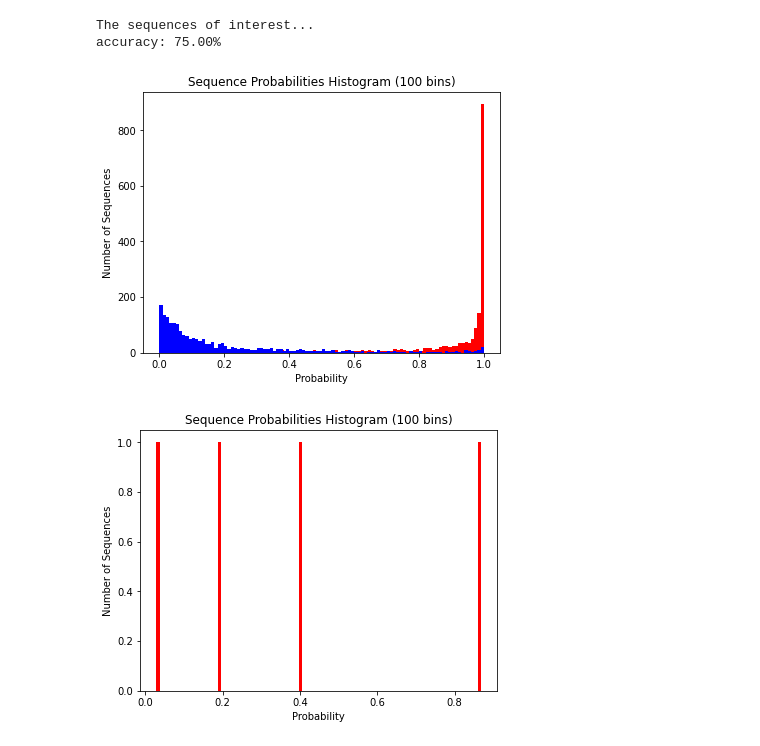
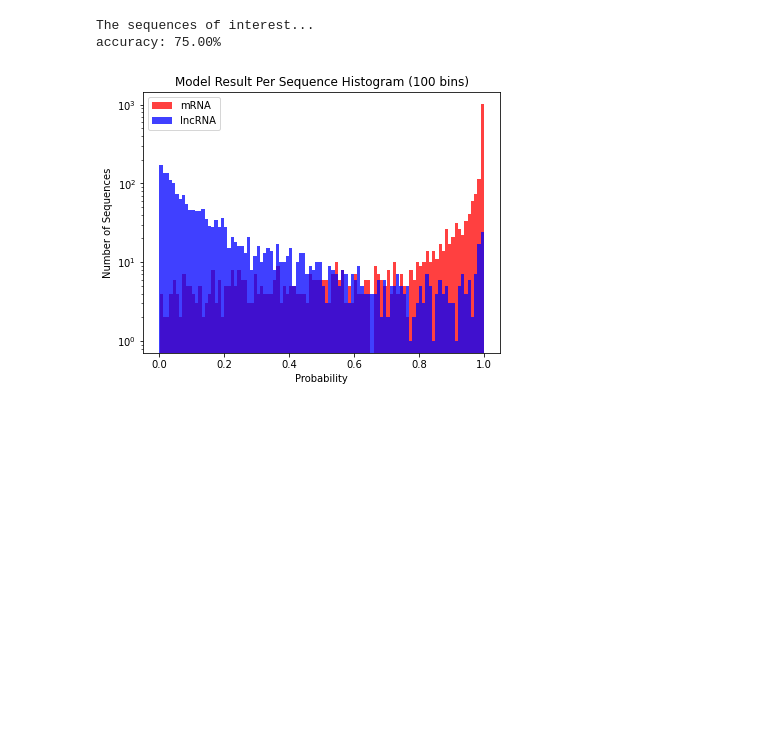
Before and after one commit to ShepherdCode/Soars2021, a Jupyter notebook: Notebooks/Wen_CNN_200.ipynb, the cells around one changed output. Cells and saved outputs as stored; diff of their text form; code cells hidden in the pictures; blank space fills up the shorter version.

Commit message:
Re-run with updated PlotGenerator.

```diff
--- a/Notebooks/Wen_CNN_200.ipynb
+++ b/Notebooks/Wen_CNN_200.ipynb
@@ -531,14 +531,13 @@ accuracy: 75.00%
 # %%
 pc_probs = np.asarray([e[0] for e in pc_bm_probs])
 nc_probs = np.asarray([e[0] for e in nc_bm_probs])
 int_probs = np.asarray([e[0] for e in int_bm_probs])
 
 pg = PlotGenerator()
 pg.set_text_options(90, 'right', 0, 'center', 12)
-pg.set_text('Sequence Probabilities Histogram (100 bins)', 'Probability', 'Number of Sequences', None, None)
+pg.set_axis_options('linear', 10, 'log', 10)
+pg.set_text('Model Result Per Sequence Histogram (100 bins)', 'Probability', 'Number of Sequences', None, None)
 
-pg.histogram([pc_probs, nc_probs], 100)
-pg.histogram([int_probs], 100)
+pg.histogram([pc_probs, nc_probs], 100, ['mRNA', 'lncRNA'])
 # %% [output]
-[figure, old version]
+[figure, new version]
-[figure, removed]
```
Also changed, not shown: parts of 11 cells of this notebook.
